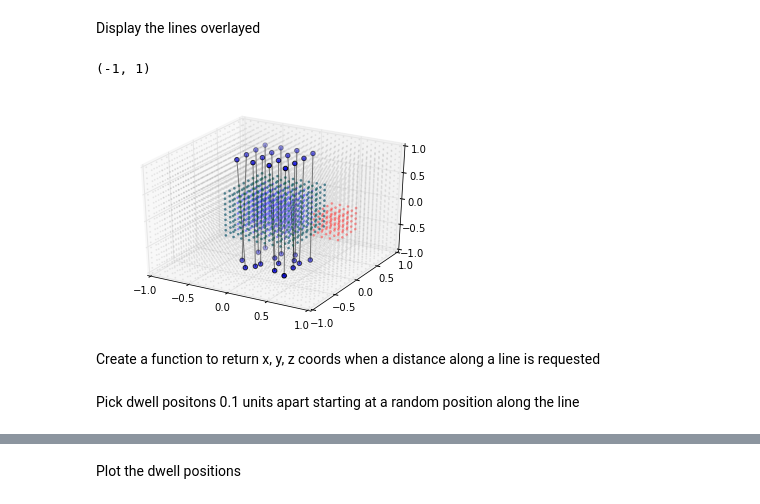
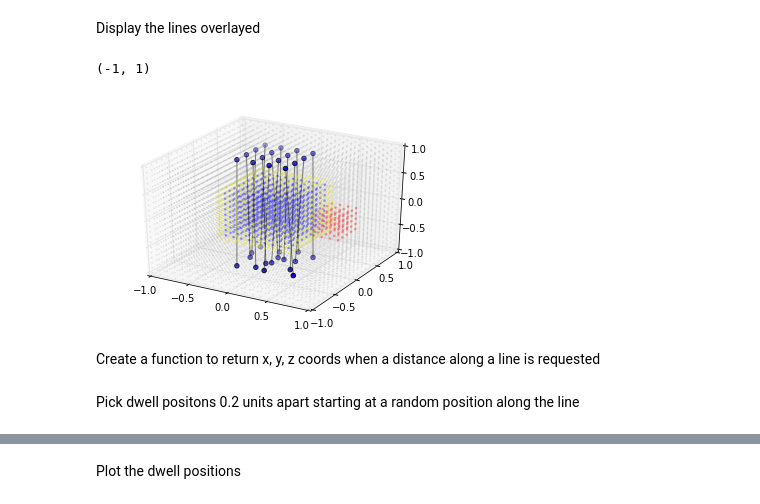
Before and after one commit to SimonBiggs/poc-brachyoptimisation, a Jupyter notebook: Proof of concept.ipynb, the cells around one changed output, grey strips where cells are left out. Cells and saved outputs as stored; diff of their text form; code cells hidden in the pictures.

```diff
--- a/Proof of concept.ipynb
+++ b/Proof of concept.ipynb
@@ -54,8 +54,8 @@ target_distances = (
      np.reshape(z[target_cube], (1, -1)))**2
 )
 
-shortest_dist_to_external = np.min(target_distances, axis=0)
-target_surface = (
+shortest_dist_to_external = np.min(target_distances, axis=1)
+target_exterior = (
     shortest_dist_to_external < np.min(shortest_dist_to_external)
     + 0.00001)
 # %% [markdown]
@@ -108,36 +108,36 @@ Display the lines overlayed
 # %%
 fig = plt.figure()
 ax = fig.add_subplot(111, projection='3d')
 
 ax.scatter(
     x[other], y[other], z[other],
     alpha=0.1, s=1, color='grey')
 ax.scatter(
     x[target_cube], y[target_cube], z[target_cube],
     alpha=0.3, s=3, color='blue')
 ax.scatter(
-    x[target_cube][target_surface],
-    y[target_cube][target_surface],
-    z[target_cube][target_surface],
-    alpha=0.3, s=3, color='green')
+    x[~target_cube][target_exterior],
+    y[~target_cube][target_exterior],
+    z[~target_cube][target_exterior],
+    alpha=0.3, s=3, color='yellow')
 ax.scatter(
     x[avoid_cube], y[avoid_cube], z[avoid_cube],
     alpha=0.3, s=3, color='red')
 ax.scatter(*line_start)
 ax.scatter(*line_finish)
 
 for i in range(len(line_start[0])):
     plt_coords = [
         [line_start[j][i], line_finish[j][i]]
         for j in range(len(line_start))]
     ax.plot(*plt_coords, color='black', alpha=0.5)
 
 ax.set_xlim([-1, 1])
 ax.set_ylim([-1, 1])
 ax.set_zlim([-1, 1])
 # %% [output]
 (-1, 1)
-[figure, old version]
+[figure, new version]
 # %% [markdown]
 Create a function to return x, y, z coords when a distance along a line is requested
 # %%
@@ -166,7 +166,7 @@ def find_distance_coords(line_num=None, distance=None):
 
     return coords
 # %% [markdown]
-Pick dwell positons 0.1 units apart starting at a random position along the line
+Pick dwell positons 0.2 units apart starting at a random position along the line
 # %%
 dwell_spacing = 0.2
 number_of_dwells = np.floor(2 / dwell_spacing).astype(int)
```
Also changed, not shown: parts of 12 cells of this notebook.
